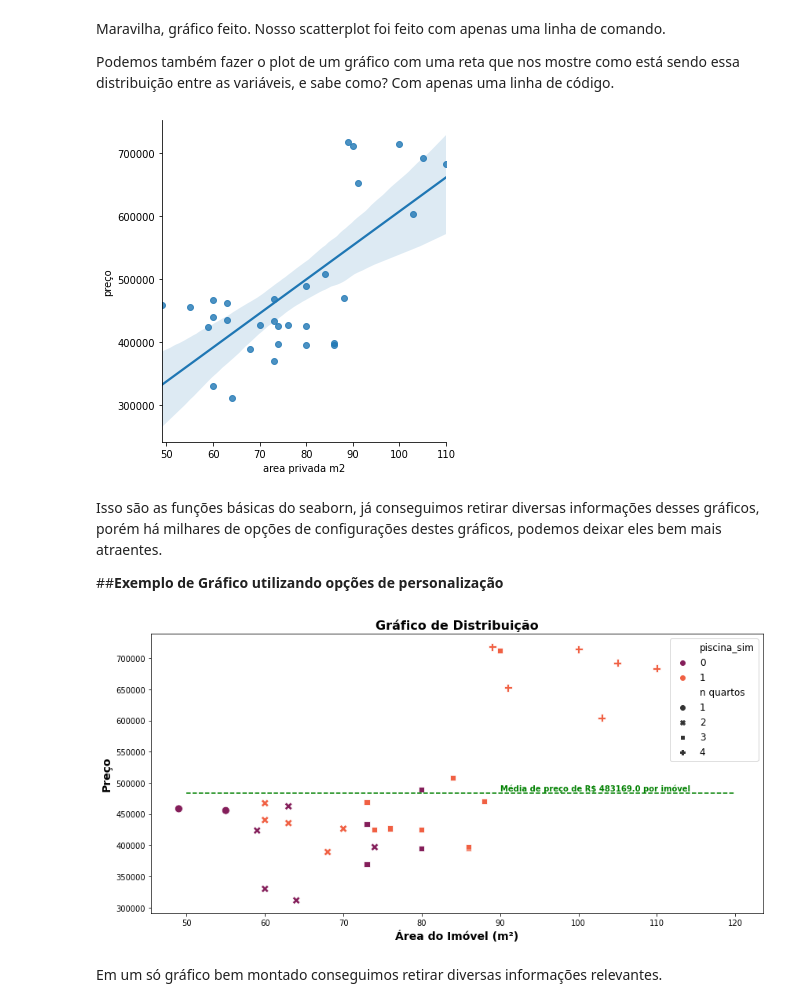
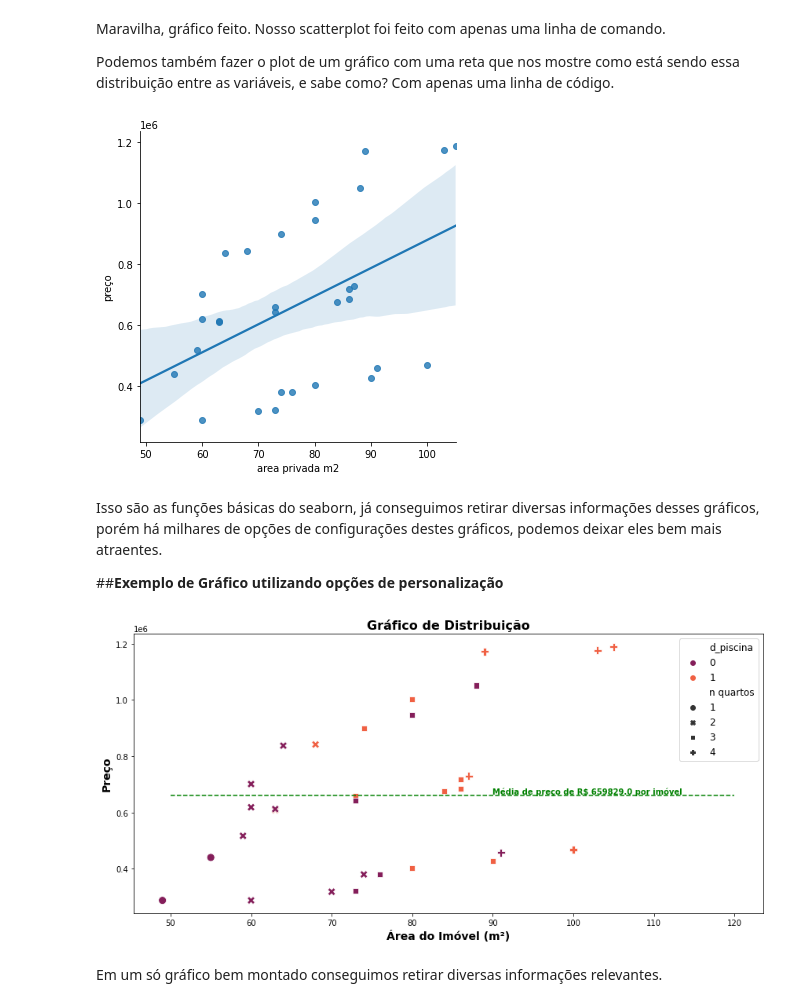
Before and after one commit to arthurperalta/esamcaulaeconometria, a Jupyter notebook: Introdução_ao_Python_p_Alunos_Econometria_ESAMC_Santos.ipynb, the cells around one changed output. Saved outputs shown, nothing was run; the diff lists cells and outputs as text; code cells hidden in the pictures.

```diff
--- a/Introdução_ao_Python_p_Alunos_Econometria_ESAMC_Santos.ipynb
+++ b/Introdução_ao_Python_p_Alunos_Econometria_ESAMC_Santos.ipynb
@@ -99,7 +99,7 @@ No mercado, o apelido que damos para base de dados que estamos trabalhando é **
 
 Vamos importar a base de dados que o Prof. Ricardo apresentou para nós em uma de suas aulas, que é a base de dados dos Preços dos imóveis, para facilitar hospedei ela no github, facilitando a importação e não precisando baixa-la para executar esse notebook.
 # %%
-df = pd.read_excel('https://github.com/arthurperalta/esamcaulaeconometria/blob/master/dados/Aula%204.%20Pre%C3%A7o%20dos%20im%C3%B3veis%20(1).xlsx?raw=true')
+df = pd.read_excel('https://github.com/arthurperalta/esamcaulaeconometria/blob/master/dados/Base_trabalho(1).xlsx?raw=true')
 # %% [markdown]
 Importamos nossa base de dados, e atribuímos o valor a variável, agora vamos colocar a variável e ver se nossa base de dados veio correta.
 # %%
@@ -212,2 +160,0 @@ Entenderam? as colunas com valores nulos continuam ali, devemos mudar o paramêt
-# %%
-df.dropna(axis = 1, inplace = True)
@@ -223,7 +169,7 @@ df.head()
 # %% [markdown]
 Agora sim!!! Eliminamos os valores nulos, porém há outra coluna que não nos traz nenhuma informação relevante, que é a "obs", vamos eliminar ela também, dessa vez utilizando a função **drop**, sem o *na* no final, porém devemos utilizar os mesmos parâmetros do *dropna*, **axis = 1 e inplace = True**. Porém dessa vez colocando o nome da coluna junto.
 # %%
-df.drop('obs', axis = 1, inplace = True)
+df.drop(['obs','piscina'], axis = 1, inplace = True)
 # %%
 df.head()
 # %% [output]
@@ -242,7 +188,7 @@ O Pandas possui uma função chamada *get_dummies* que nos auxilia em tratar ess
 
 Porém dessa vez não conseguiremos fazer direto do nosso objeto *df* temos que criar uma nova variável para isso.
 # %%
-df_dummies = pd.get_dummies(df, columns = ['piscina', 'bairro'], drop_first = True)
+df_dummies = pd.get_dummies(df, columns = ['bairro', 'crimes_rua_12m'], drop_first = True)
 # %% [markdown]
 Vamos entender os parâmetros:
 
@@ -297,29 +243,29 @@ Podemos também fazer o plot de um gráfico com uma reta que nos mostre como est
 sns.lmplot(x = 'area privada m2', y= 'preço', data = df_dummies)
 plt.show()
 # %% [output]
-[figure, old version]
+[figure, new version]
 # %% [markdown]
 Isso são as funções básicas do seaborn, já conseguimos retirar diversas informações desses gráficos, porém há milhares de opções de configurações destes gráficos, podemos deixar eles bem mais atraentes.
 
 ##**Exemplo de Gráfico utilizando opções de personalização**
 # %%
 fig, ax = plt.subplots(figsize = (12,6))
-ax = sns.scatterplot(x = 'area privada m2', y = 'preço', hue = 'piscina_sim', style = 'n quartos', s= 100, data = df_dummies, palette= 'rocket')
+ax = sns.scatterplot(x = 'area privada m2', y = 'preço', hue = 'd_piscina', style = 'n quartos', s= 100, data = df_dummies, palette= 'rocket')
 plt.title('Gráfico de Distribuição', fontweight = 'bold', fontsize = 16)
 plt.legend(loc = 'best', ncol = 1, fontsize = 'large')
 plt.hlines(y = df_dummies['preço'].mean(), xmin = 50, xmax= 120, linestyles = 'dashed', color = 'g')
-plt.text(90, df_dummies['preço'].mean()+ 15000,
+plt.text(90, df_dummies['preço'].mean()+ 30000,
          "Média de preço de R$ {} por imóvel".format(round(df_dummies['preço'].mean(),0)),
          verticalalignment="top",
          fontsize=10,
          weight = 'bold',
          color='green')
 plt.xlabel('Área do Imóvel (m²)', fontweight = 'bold', fontsize = 14)
 plt.ylabel('Preço', fontweight = 'bold', fontsize = 14)
 plt.tight_layout()
 plt.show()
 # %% [output]
-[figure, old version]
+[figure, new version]
 # %% [markdown]
 Em um só gráfico bem montado conseguimos retirar diversas informações relevantes.
 # %% [markdown]
```
Also changed, not shown: parts of 29 cells of this notebook.
